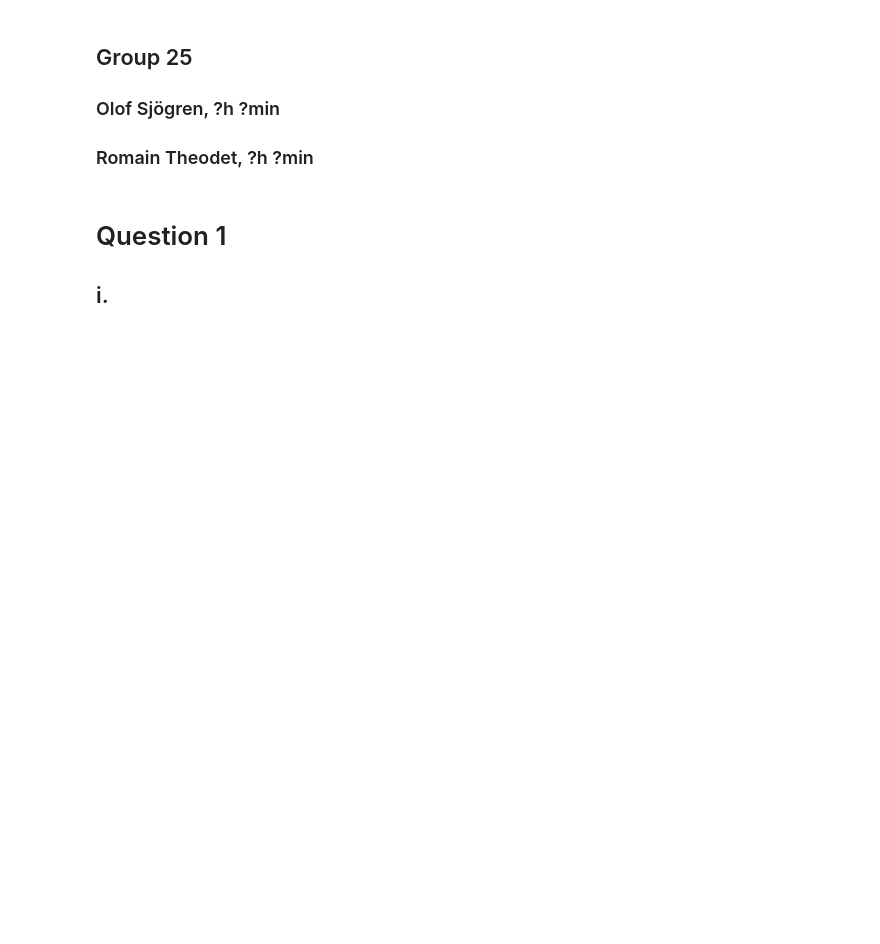
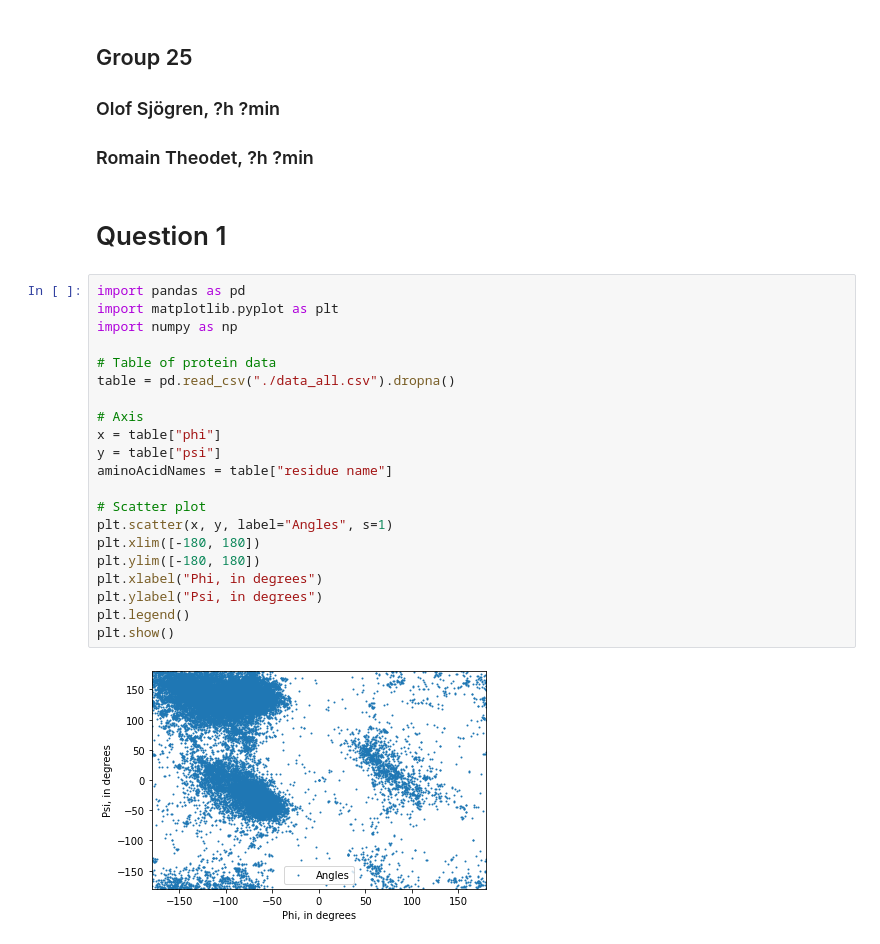
Before and after one commit to RomainTHD-UniStuff/DAT405_Introduction_to_Data_Science_and_AI, a Jupyter notebook: Assignment_3/Assignment_3.ipynb, the cells around one changed output. Drawn from its saved outputs; the diff is of its cells as text; blank space fills up the shorter version.

```diff
--- a/Assignment_3/Assignment_3.ipynb
+++ b/Assignment_3/Assignment_3.ipynb
@@ -4,4 +4,26 @@
 ### Romain Theodet, ?h ?min
 # %% [markdown]
 # Question 1
-## i.
+# %%
+import pandas as pd
+import matplotlib.pyplot as plt
+import numpy as np
+
+# Table of protein data
+table = pd.read_csv("./data_all.csv").dropna()
+
+# Axis
+x = table["phi"]
+y = table["psi"]
+aminoAcidNames = table["residue name"]
+
+# Scatter plot
+plt.scatter(x, y, label="Angles", s=1)
+plt.xlim([-180, 180])
+plt.ylim([-180, 180])
+plt.xlabel("Phi, in degrees")
+plt.ylabel("Psi, in degrees")
+plt.legend()
+plt.show()
+# %% [output]
+[figure, added]
```
Also changed, not shown: parts of 18 cells of this notebook, 1 other file.
